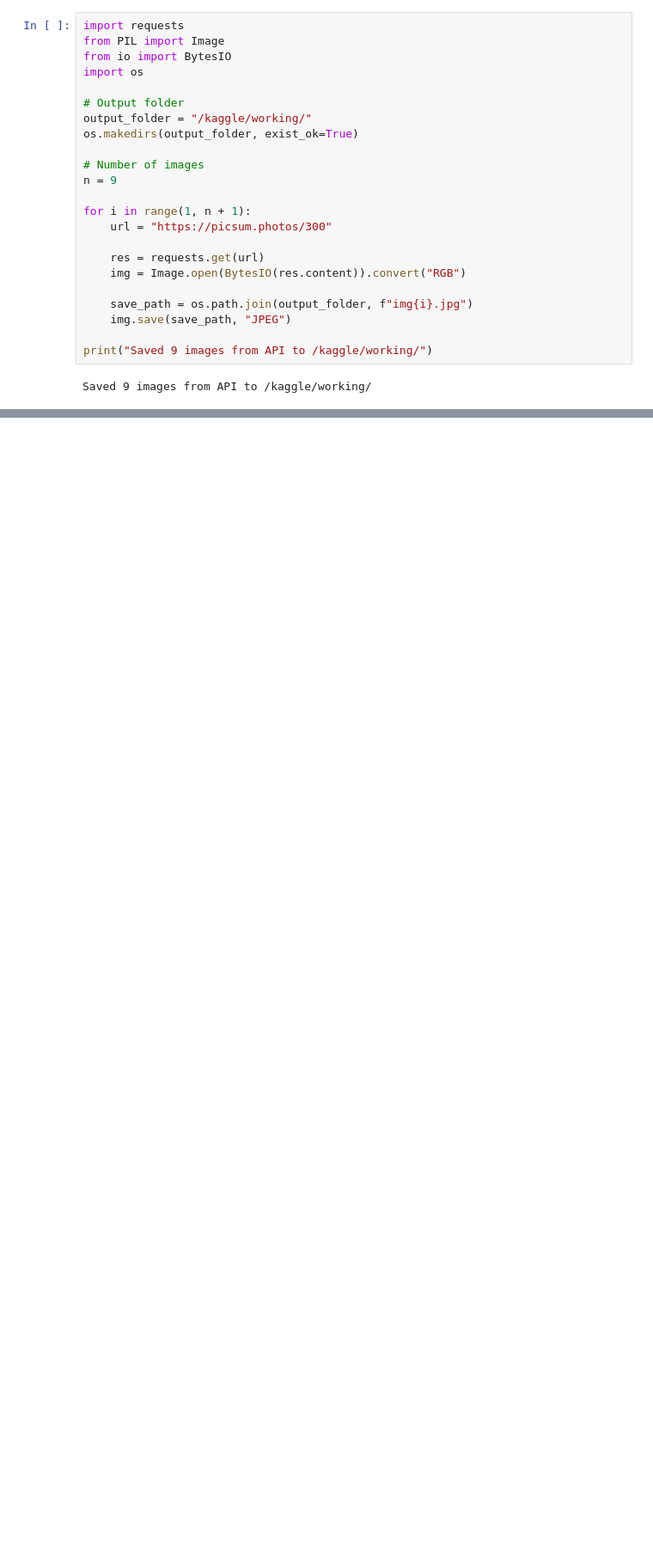
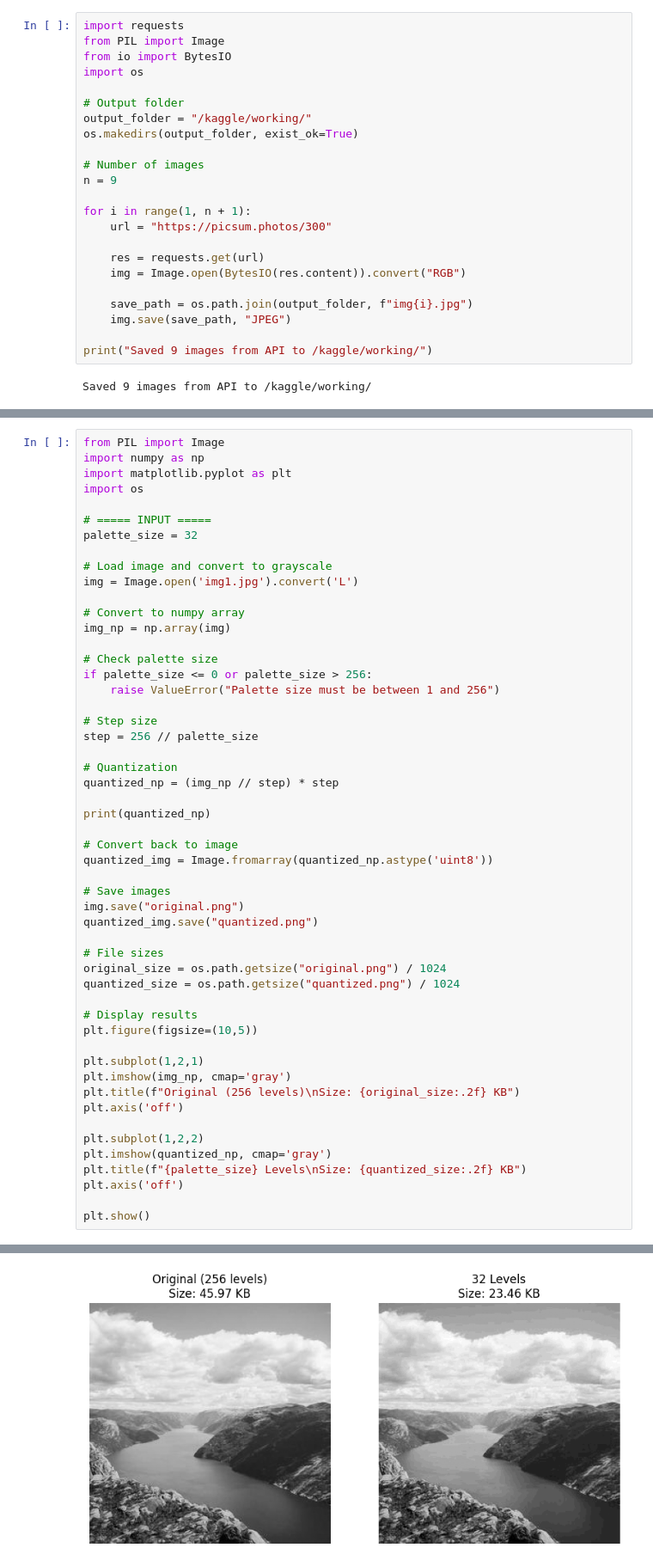
Before and after one commit to rafat-alam/ML, a Jupyter notebook: color-palette.ipynb, the cells around one changed output, grey strips where cells are left out. Shown at 86% size. Drawn from its saved outputs; the diff is of its cells as text; blank space fills up the shorter version.

Commit message:
Kaggle Notebook | Color-Palette | Version 2

```diff
--- a/color-palette.ipynb
+++ b/color-palette.ipynb
@@ -27,0 +58,53 @@ Saved 9 images from API to /kaggle/working/
+# %%
+from PIL import Image
+import numpy as np
+import matplotlib.pyplot as plt
+import os
+
+# ===== INPUT =====
+palette_size = 32
+
+# Load image and convert to grayscale
+img = Image.open('img1.jpg').convert('L')
+
+# Convert to numpy array
+img_np = np.array(img)
+
+# Check palette size
+if palette_size <= 0 or palette_size > 256:
+    raise ValueError("Palette size must be between 1 and 256")
+
+# Step size
+step = 256 // palette_size
+
+# Quantization
+quantized_np = (img_np // step) * step
+
+print(quantized_np)
+
+# Convert back to image
+quantized_img = Image.fromarray(quantized_np.astype('uint8'))
+
+# Save images
+img.save("original.png")
+quantized_img.save("quantized.png")
+
+# File sizes
+original_size = os.path.getsize("original.png") / 1024
+quantized_size = os.path.getsize("quantized.png") / 1024
+
+# Display results
+plt.figure(figsize=(10,5))
+
+plt.subplot(1,2,1)
+plt.imshow(img_np, cmap='gray')
+plt.title(f"Original (256 levels)\nSize: {original_size:.2f} KB")
+plt.axis('off')
+
+plt.subplot(1,2,2)
+plt.imshow(quantized_np, cmap='gray')
+plt.title(f"{palette_size} Levels\nSize: {quantized_size:.2f} KB")
+plt.axis('off')
+
+plt.show()
+# %% [output]
@@ -27,0 +118 @@ Saved 9 images from API to /kaggle/working/
+[figure, added]
```
Also changed, not shown: parts of 4 cells of this notebook.
